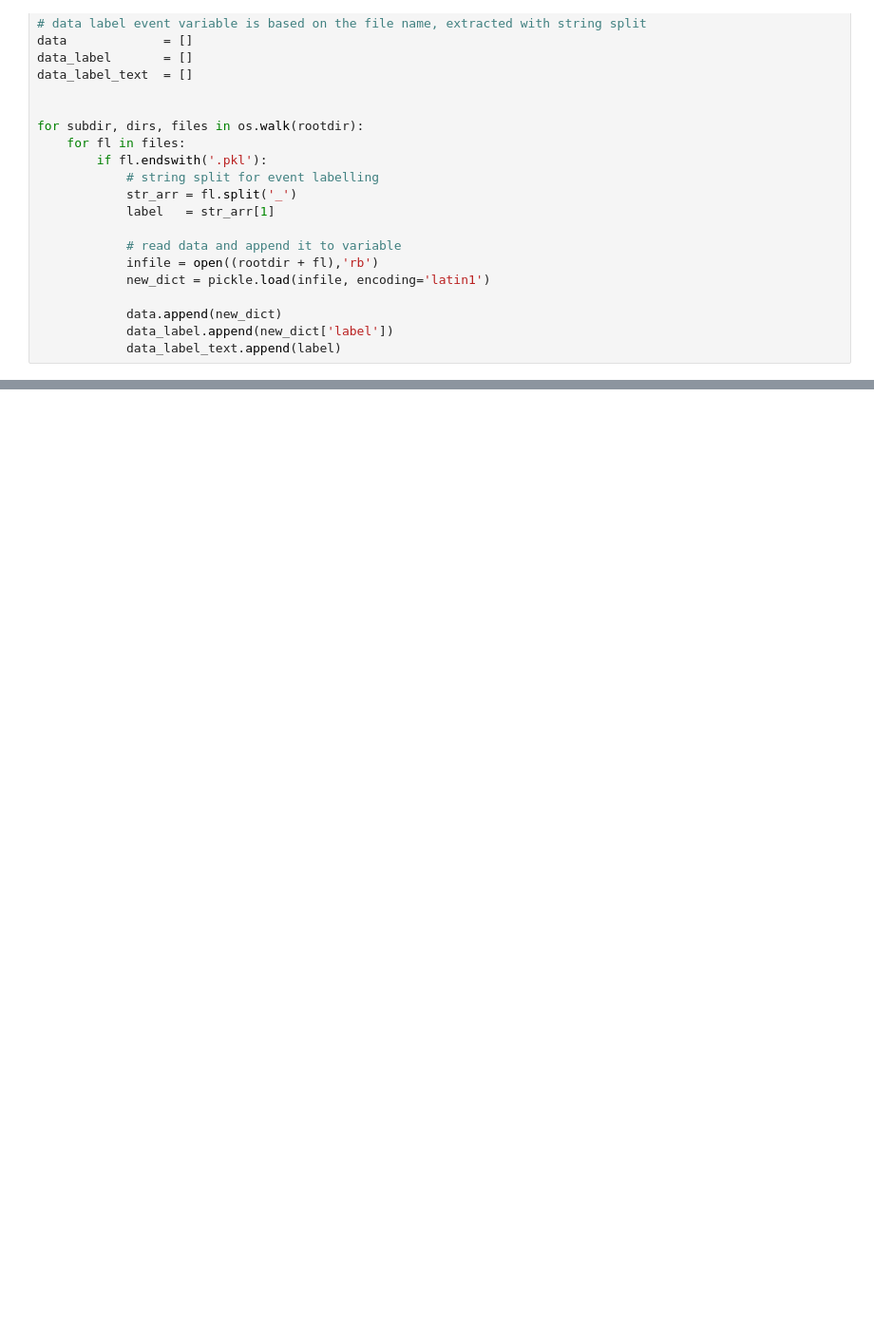
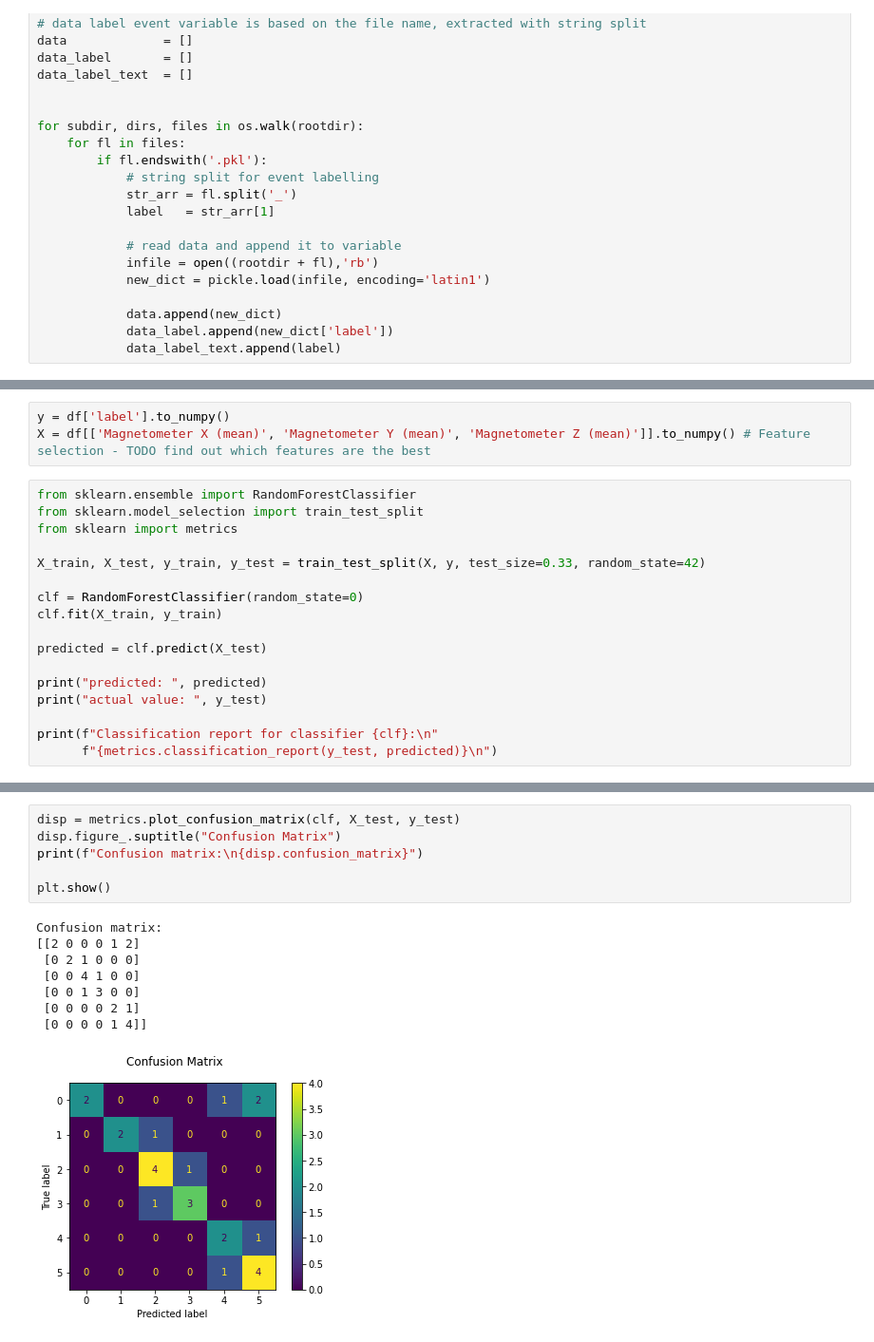
Before and after one commit to robyhartonodev/angewandte-ki-cog-village, a Jupyter notebook: read.ipynb, the cells around one changed output, grey strips where cells are left out. Shown at 95% size. Drawn from its saved outputs; the diff is of its cells as text; blank space fills up the shorter version.

Commit message:
Added testing random forest classifier

```diff
--- a/read.ipynb
+++ b/read.ipynb
@@ -222,0 +299,20 @@ IndexError: list index out of range
+# %%
+y = df['label'].to_numpy()
+X = df[['Magnetometer X (mean)', 'Magnetometer Y (mean)', 'Magnetometer Z (mean)']].to_numpy() # Feature selection - TODO find out which features are the best
+# %%
+from sklearn.ensemble import RandomForestClassifier
+from sklearn.model_selection import train_test_split
+from sklearn import metrics
+
+X_train, X_test, y_train, y_test = train_test_split(X, y, test_size=0.33, random_state=42)
+
+clf = RandomForestClassifier(random_state=0)
+clf.fit(X_train, y_train)
+
+predicted = clf.predict(X_test)
+
+print("predicted: ", predicted)
+print("actual value: ", y_test)
+
+print(f"Classification report for classifier {clf}:\n"
+      f"{metrics.classification_report(y_test, predicted)}\n")
@@ -222,0 +335,15 @@ IndexError: list index out of range
+# %%
+disp = metrics.plot_confusion_matrix(clf, X_test, y_test)
+disp.figure_.suptitle("Confusion Matrix")
+print(f"Confusion matrix:\n{disp.confusion_matrix}")
+
+plt.show()
+# %% [output]
+Confusion matrix:
+[[2 0 0 0 1 2]
+ [0 2 1 0 0 0]
+ [0 0 4 1 0 0]
+ [0 0 1 3 0 0]
+ [0 0 0 0 2 1]
+ [0 0 0 0 1 4]]
+[figure, added]
```
Also changed, not shown: parts of 8 cells of this notebook.
